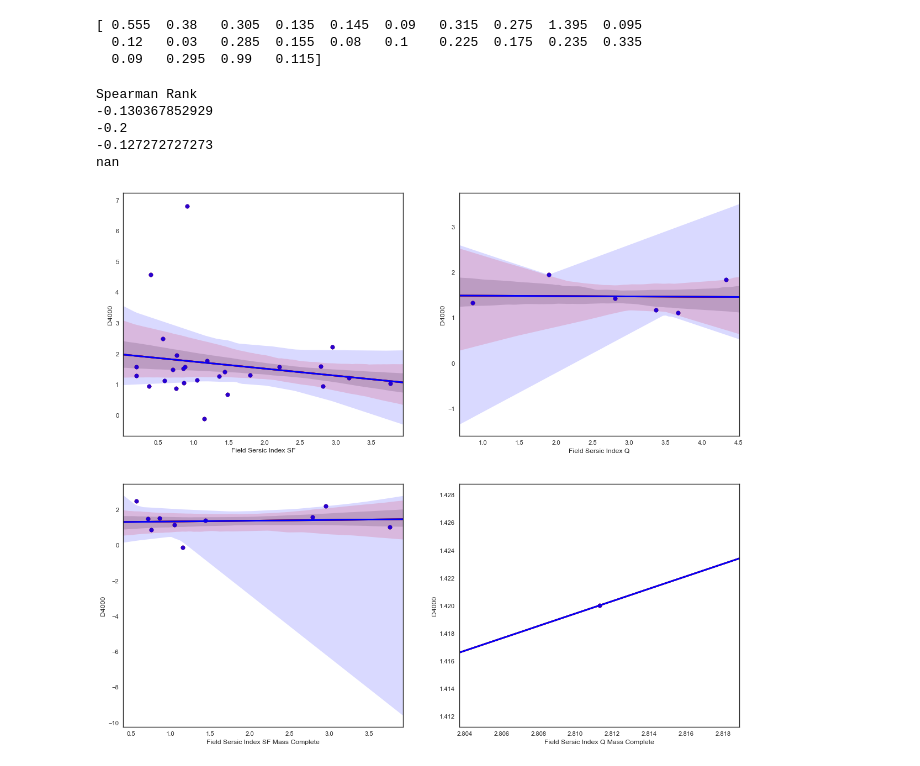
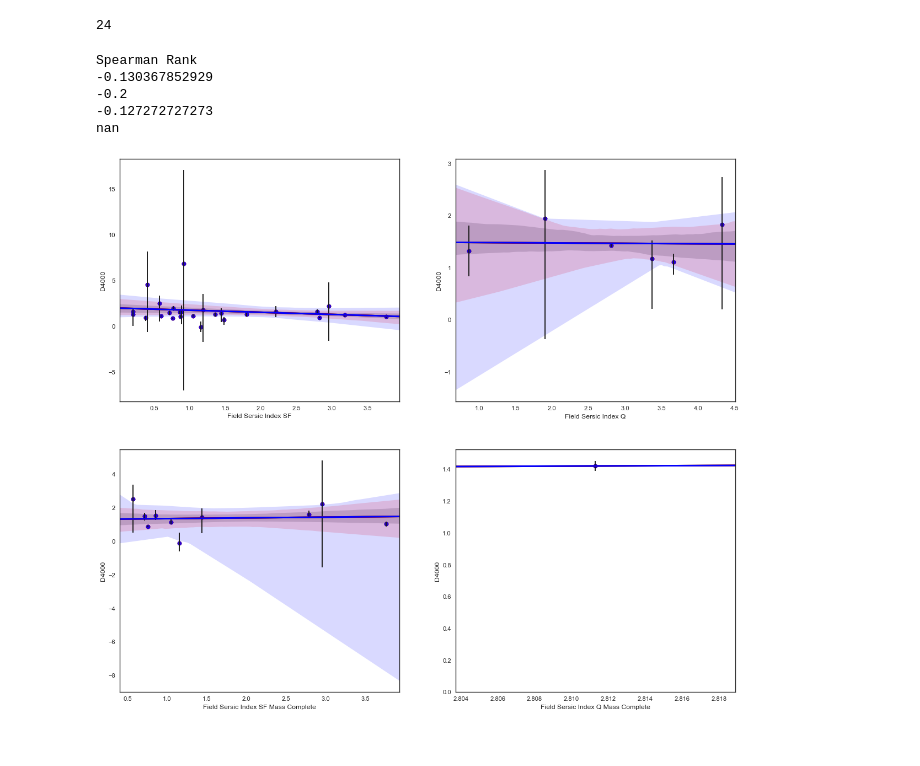
Before and after one commit to jrcooper91/van_der_Wel_size-mass, a Jupyter notebook: bootstrap.ipynb, the cells around one changed output. Cells and saved outputs as stored; diff of their text form; code cells hidden in the pictures.

```diff
--- a/bootstrap.ipynb
+++ b/bootstrap.ipynb
@@ -121,6 +120,7 @@ c_lmass = []
 c_flag  = []
 c_dk1   = []
 c_dk2   = []
+c_ssmd = []
 
 for line in lines:
     a = line.split()
@@ -134,6 +134,7 @@ for line in lines:
     c_flag.append(float(a[36]))
     c_dk1.append(float(a[22]))
     c_dk2.append(float(a[23]))
+    c_ssmd.append(float(a[37]))
 
 c_re    = np.array(c_re)
 c_re_er = np.array(c_re_er)
@@ -145,22 +146,16 @@ c_lmass = np.array(c_lmass)
 c_flag  = np.array(c_flag)
 c_dk1   = np.array(c_dk1)
 c_dk2   = np.array(c_dk2)
+c_ssmd  = np.array(c_ssmd)
 
 
-#convert from logbase
-c_mass = 10**(c_lmass)
-c_mass_re = c_mass/2
-#arsec/arcsec/kpc --> kpc size of radius
-c_re_kpc = c_re/cosmo.arcsec_per_kpc_proper(c_z)
-#find the mass in re
-#c_mass_kpc = c_mass/c_re_kpc**2
-#compute stellar surface mass density
-c_ssmd = c_mass_re/(mt.pi*2*c_re_kpc**2)
+
+c_re_kpc = c_re*8.615 #arc to kpc
+c_b = 1.9992*c_n - 0.3271 #value of b
+c_r_1 = (1/c_re)**(1/c_n)
 
 
 c_dk_err = (c_dk1 + c_dk2)/2.0
-print c_dk_err
+print len(c_ssmd)
 # %% [output]
-[ 0.555  0.38   0.305  0.135  0.145  0.09   0.315  0.275  1.395  0.095
-  0.12   0.03   0.285  0.155  0.08   0.1    0.225  0.175  0.235  0.335
-  0.09   0.295  0.99   0.115]
+24
@@ -171,34 +177,39 @@ ax = subplot(2,2,1)
 x, y = pd.Series(f_n[np.where(f_flag>0.9)], name="Field Sersic Index SF"), pd.Series(f_dk[np.where(f_flag>0.9)], name="D4000")
 ax = sns.regplot(x=x, y=y, ci=68,n_boot=1000,color='black')
 ax = sns.regplot(x=x, y=y, ci=95,n_boot=1000,color='red')
 ax = sns.regplot(x=x, y=y, ci=99.7,n_boot=1000,color='blue')
+ax = bar(x,y,yerr=[f_dk_p[np.where(f_flag>0.9)], f_dk_n[np.where(f_flag>0.9)]], facecolor='none')
 print ("Spearman Rank")
 print scipy.stats.stats.spearmanr(x, y)[0]
 ax = subplot(2,2,2)
 x, y = pd.Series(f_n[np.where(f_flag<0.9)], name="Field Sersic Index Q"), pd.Series(f_dk[np.where(f_flag<0.9)], name="D4000")
 ax = sns.regplot(x=x, y=y, ci=68,n_boot=1000,color='black')
 ax = sns.regplot(x=x, y=y, ci=95,n_boot=1000,color='red')
 ax = sns.regplot(x=x, y=y, ci=99.7,n_boot=1000,color='blue')
+ax = bar(x,y,yerr=[f_dk_p[np.where(f_flag<0.9)], f_dk_n[np.where(f_flag<0.9)]], facecolor='none')
 print scipy.stats.stats.spearmanr(x, y)[0]
 ax = subplot(2,2,3)
 x, y = pd.Series(f_n[np.where(np.logical_and(f_flag>0.9,f_lmass>10.20))], name="Field Sersic Index SF Mass Complete"), pd.Series(f_dk[np.where(np.logical_and(f_flag>0.9,f_lmass>10.20))], name="D4000")
 ax = sns.regplot(x=x, y=y, ci=68,n_boot=1000,color='black')
 ax = sns.regplot(x=x, y=y, ci=95,n_boot=1000,color='red')
 ax = sns.regplot(x=x, y=y, ci=99.7,n_boot=1000,color='blue')
+ax = bar(x,y,yerr=[f_dk_p[np.where(np.logical_and(f_flag>0.9,f_lmass>10.20))], f_dk_n[np.where(np.logical_and(f_flag>0.9,f_lmass>10.20))]], facecolor='none')
 print scipy.stats.stats.spearmanr(x, y)[0]
 ax = subplot(2,2,4)
 x, y = pd.Series(f_n[np.where(np.logical_and(f_flag<0.9,f_lmass>10.20))], name="Field Sersic Index Q Mass Complete"), pd.Series(f_dk[np.where(np.logical_and(f_flag<0.9,f_lmass>10.20))], name="D4000")
 ax = sns.regplot(x=x, y=y, ci=68,n_boot=1000,color='black')
 ax = sns.regplot(x=x, y=y, ci=95,n_boot=1000,color='red')
 ax = sns.regplot(x=x, y=y, ci=99.7,n_boot=1000,color='blue')
+ax = bar(x,y,yerr=[f_dk_p[np.where(np.logical_and(f_flag<0.9,f_lmass>10.20))], f_dk_n[np.where(np.logical_and(f_flag<0.9,f_lmass>10.20))]], facecolor='none')
 print scipy.stats.stats.spearmanr(x, y)[0]
+ax = plt.show()
 # %% [output]
 Spearman Rank
 -0.130367852929
 -0.2
 -0.127272727273
 nan
-[figure, old version]
+[figure, new version]
 # %%
 ax = sns.set(style="white", color_codes=True)
 ax=plt.figure(figsize=(18, 16), dpi= 80, facecolor='w', edgecolor='k')
```
Also changed, not shown: parts of 15 cells of this notebook.
